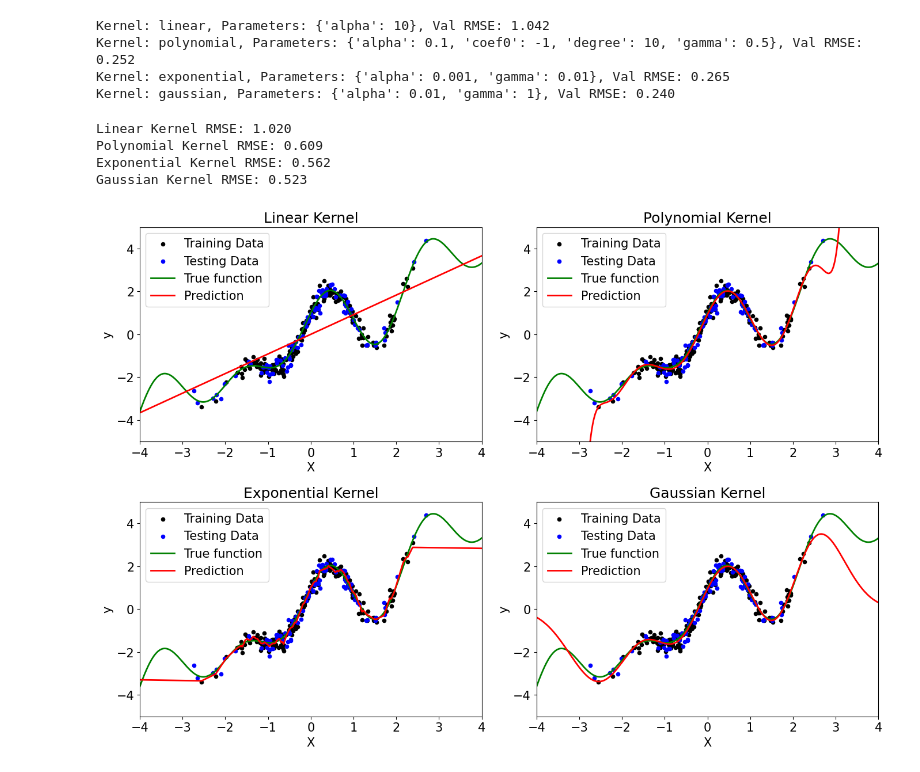
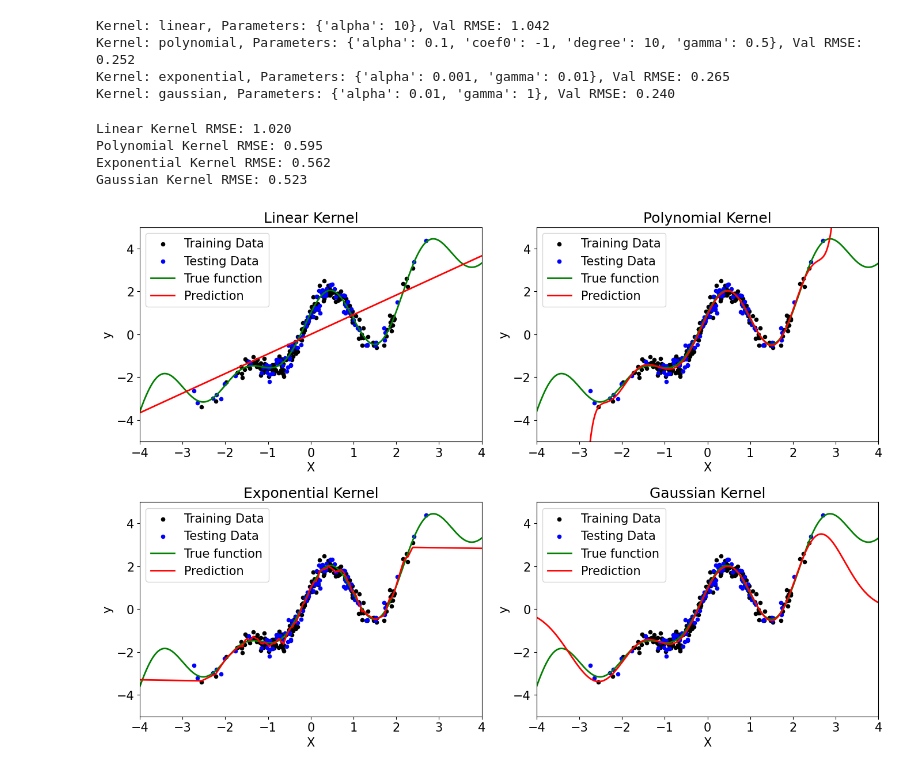
Before and after one commit to junya737/kernel_method, a Jupyter notebook: main.ipynb, the cells around one changed output. Saved outputs shown, nothing was run; the diff lists cells and outputs as text; code cells hidden in the pictures.

```diff
--- a/main.ipynb
+++ b/main.ipynb
@@ -47,7 +48,7 @@ for kernel_name, kernel in kernels.items():
         search = GridSearchCV(model, param_grid[kernel_name], cv=5, scoring='neg_mean_squared_error')
         search.fit(X, y)
         best_params = search.best_params_
-        model = KernelRidge(kernel=kernel, degree=best_params['degree'], alpha=best_params['alpha'], coef0=best_params['coef0'])
+        model = KernelRidge(kernel=kernel, degree=best_params['degree'], alpha=best_params['alpha'], coef0=best_params['coef0'], gamma=best_params['gamma'])
         models[kernel_name] = model
         print(f"Kernel: {kernel_name}, Parameters: {best_params}, Val RMSE: {np.sqrt(-1*search.best_score_):.3f}")
 
@@ -73,40 +74,45 @@ Kernel: linear, Parameters: {'alpha': 10}, Val RMSE: 1.042
 Kernel: polynomial, Parameters: {'alpha': 0.1, 'coef0': -1, 'degree': 10, 'gamma': 0.5}, Val RMSE: 0.252
 Kernel: exponential, Parameters: {'alpha': 0.001, 'gamma': 0.01}, Val RMSE: 0.265
 Kernel: gaussian, Parameters: {'alpha': 0.01, 'gamma': 1}, Val RMSE: 0.240
+# %%
+# save models
+with open("models.pkl", "wb") as f:
+    pickle.dump(models, f)
 # %%
 # 文字のサイズ大きく
 plt.rcParams["font.size"] = 15
 # 結果のプロット
 plt.figure(figsize=(14, 14))
 
+
+models = pickle.load(open("models.pkl", "rb"))
 for i, (kernel_name, model) in enumerate(models.items()):
-
     model.fit(X, y)
     y_pred = model.predict(X_plot)
     y_test_pred = model.predict(X_test)
 
     # RMSEの計算
     rmse = np.sqrt(mean_squared_error(y_test, y_test_pred))
     print(f'{kernel_name.capitalize()} Kernel RMSE: {np.sqrt(rmse):.3f}')
 
     # プロット
     plt.subplot(3, 2, i+1)
     plt.scatter(X, y, c='black', label='Training Data', s=20)
     plt.scatter(X_test, y_test, c='blue', label='Testing Data', s=20)
     plt.plot(X_plot, y_true, color='green', lw=2, label='True function')
     plt.plot(X_plot, y_pred, color='red', lw=2, label='Prediction')
     plt.title(f'{kernel_name.capitalize()} Kernel')
     plt.legend()
     plt.xlabel('X')
     plt.ylabel('y')
     plt.xlim(-4, 4)
     plt.ylim(-5, 5)
 
 plt.tight_layout()
 plt.show()
 # %% [output]
 Linear Kernel RMSE: 1.020
-Polynomial Kernel RMSE: 0.609
+Polynomial Kernel RMSE: 0.595
 Exponential Kernel RMSE: 0.562
 Gaussian Kernel RMSE: 0.523
-[figure, old version]
+[figure, new version]
```
Also changed, not shown: parts of 1 cell of this notebook, 1 other file.
